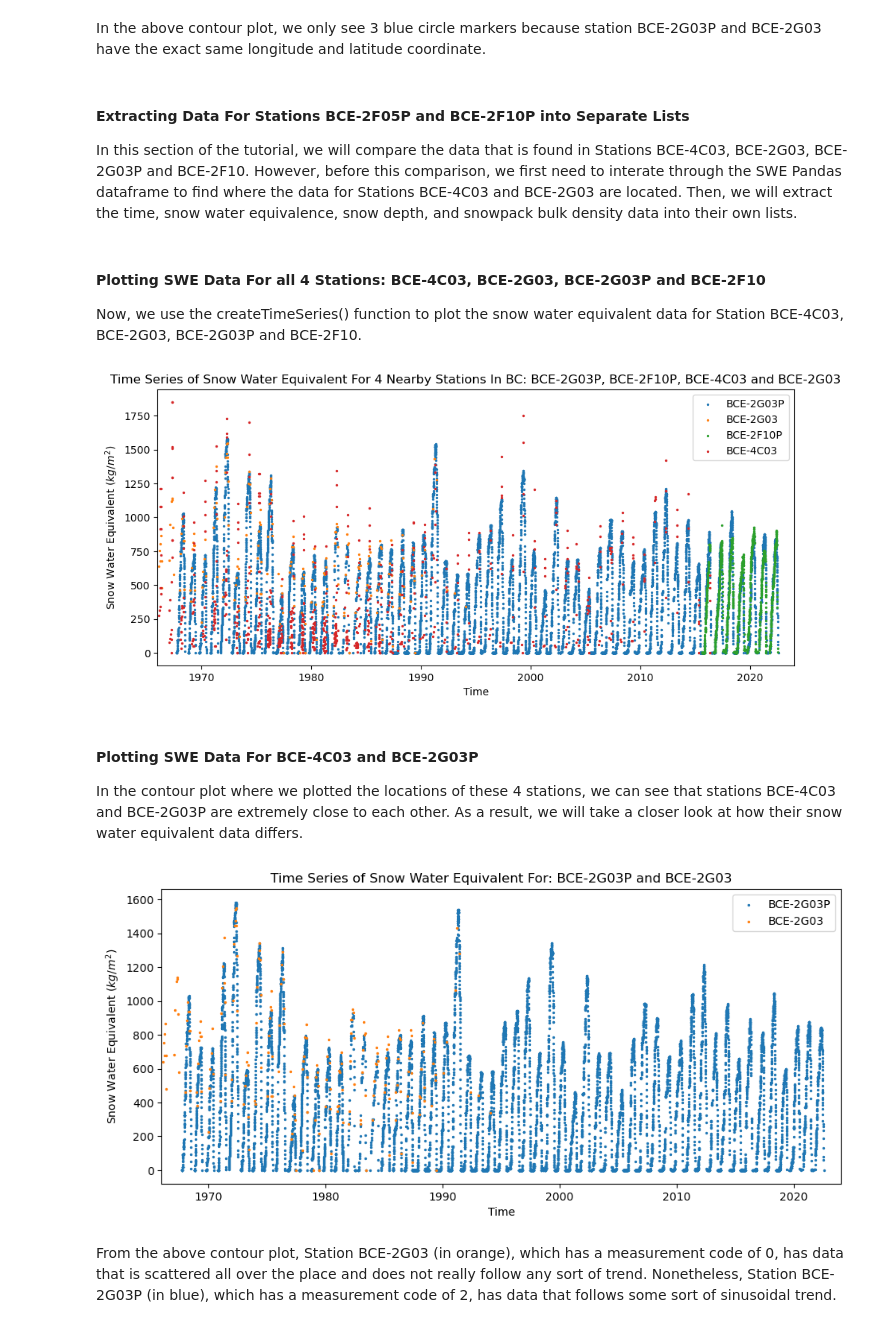
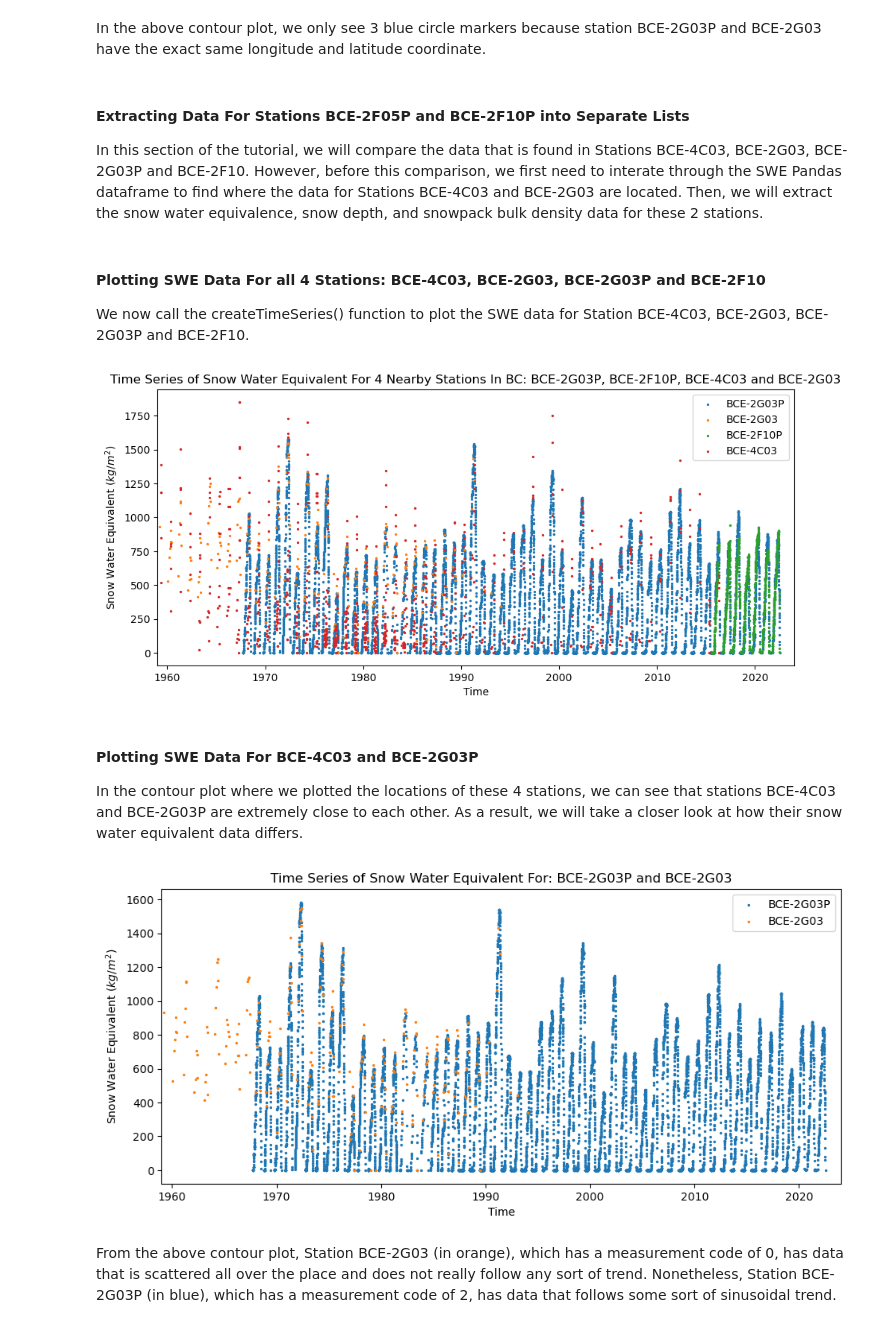
Before and after one commit to NHS-Dev/nhs-tutorials, a Jupyter notebook: python-examples/snow-water-equivalent/snow-water-equivalent-example.ipynb, the cells around one changed output. Saved outputs shown, nothing was run; the diff lists cells and outputs as text; code cells hidden in the pictures.

Commit message:
Modifications to SWE Tutorial

```diff
--- a/python-examples/snow-water-equivalent/snow-water-equivalent-example.ipynb
+++ b/python-examples/snow-water-equivalent/snow-water-equivalent-example.ipynb
@@ -439,7 +438,7 @@ createContourPlot(x, y, xLabels, yLabels, stnIDs)
 In the above contour plot, we only see 3 blue circle markers because station BCE-2G03P and BCE-2G03 have the exact same longitude and latitude coordinate.
 # %% [markdown]
 #### Extracting Data For Stations BCE-2F05P and BCE-2F10P into Separate Lists
-In this section of the tutorial, we will compare the data that is found in Stations BCE-4C03, BCE-2G03, BCE-2G03P and BCE-2F10. However, before this comparison, we first need to interate through the SWE Pandas dataframe to find where the data for Stations BCE-4C03 and BCE-2G03 are located. Then, we will extract the time, snow water equivalence, snow depth, and snowpack bulk density data into their own lists.
+In this section of the tutorial, we will compare the data that is found in Stations BCE-4C03, BCE-2G03, BCE-2G03P and BCE-2F10. However, before this comparison, we first need to interate through the SWE Pandas dataframe to find where the data for Stations BCE-4C03 and BCE-2G03 are located. Then, we will extract the snow water equivalence, snow depth, and snowpack bulk density data for these 2 stations.
 # %%
 #Station BCE-4C03
 #Finding where the Station BCE-4C03 data is
@@ -491,7 +490,7 @@ for i in reducedDf5['time']:
    time5.append(datetime.strptime(i,'%Y-%m-%d').date())
 # %% [markdown]
 #### Plotting SWE Data For all 4 Stations: BCE-4C03, BCE-2G03, BCE-2G03P and BCE-2F10
-Now, we use the createTimeSeries() function to plot the snow water equivalent data for Station BCE-4C03, BCE-2G03, BCE-2G03P and BCE-2F10.
+We now call the createTimeSeries() function to plot the SWE data for Station BCE-4C03, BCE-2G03, BCE-2G03P and BCE-2F10.
 # %%
 title = 'Time Series of Snow Water Equivalent For 4 Nearby Stations In BC: '+maxStn+', '+stn3+', '+stn4+' and '+stn5
 xaxis = 'Time'
@@ -499,22 +498,22 @@ yaxis = 'Snow Water Equivalent ($kg/m^2$)'
 createTimeSeries([time, time5, time3, time4],
                  [snw, snw5, snw3, snw4],
                  [maxStn, stn5, stn3, stn4],
-                 title, xaxis, yaxis, datetime(1966, 1, 1).date(), datetime(2024, 1, 1).date(), True)
+                 title, xaxis, yaxis, datetime(1959, 1, 1).date(), datetime(2024, 1, 1).date(), True)
 # %% [output]
-[figure, old version]
+[figure, new version]
 # %% [markdown]
 #### Plotting SWE Data For BCE-4C03 and BCE-2G03P
 In the contour plot where we plotted the locations of these 4 stations, we can see that stations BCE-4C03 and BCE-2G03P are extremely close to each other. As a result, we will take a closer look at how their snow water equivalent data differs.
 # %%
 title = 'Time Series of Snow Water Equivalent For: '+maxStn+' and '+stn5
 xaxis = 'Time'
 yaxis = 'Snow Water Equivalent ($kg/m^2$)'
 createTimeSeries([time, time5],
                  [snw, snw5],
                  [maxStn, stn5],
-                 title, xaxis, yaxis, datetime(1966, 1, 1).date(), datetime(2024, 1, 1).date(), True)
+                 title, xaxis, yaxis, datetime(1959, 1, 1).date(), datetime(2024, 1, 1).date(), True)
 # %% [output]
-[figure, old version]
+[figure, new version]
 # %% [markdown]
 From the above contour plot, Station BCE-2G03 (in orange), which has a measurement code of 0, has data that is scattered all over the place and does not really follow any sort of trend. Nonetheless, Station BCE-2G03P (in blue), which has a measurement code of 2, has data that follows some sort of sinusoidal trend.
 # %% [markdown]
```
Also changed, not shown: parts of 23 cells of this notebook.
